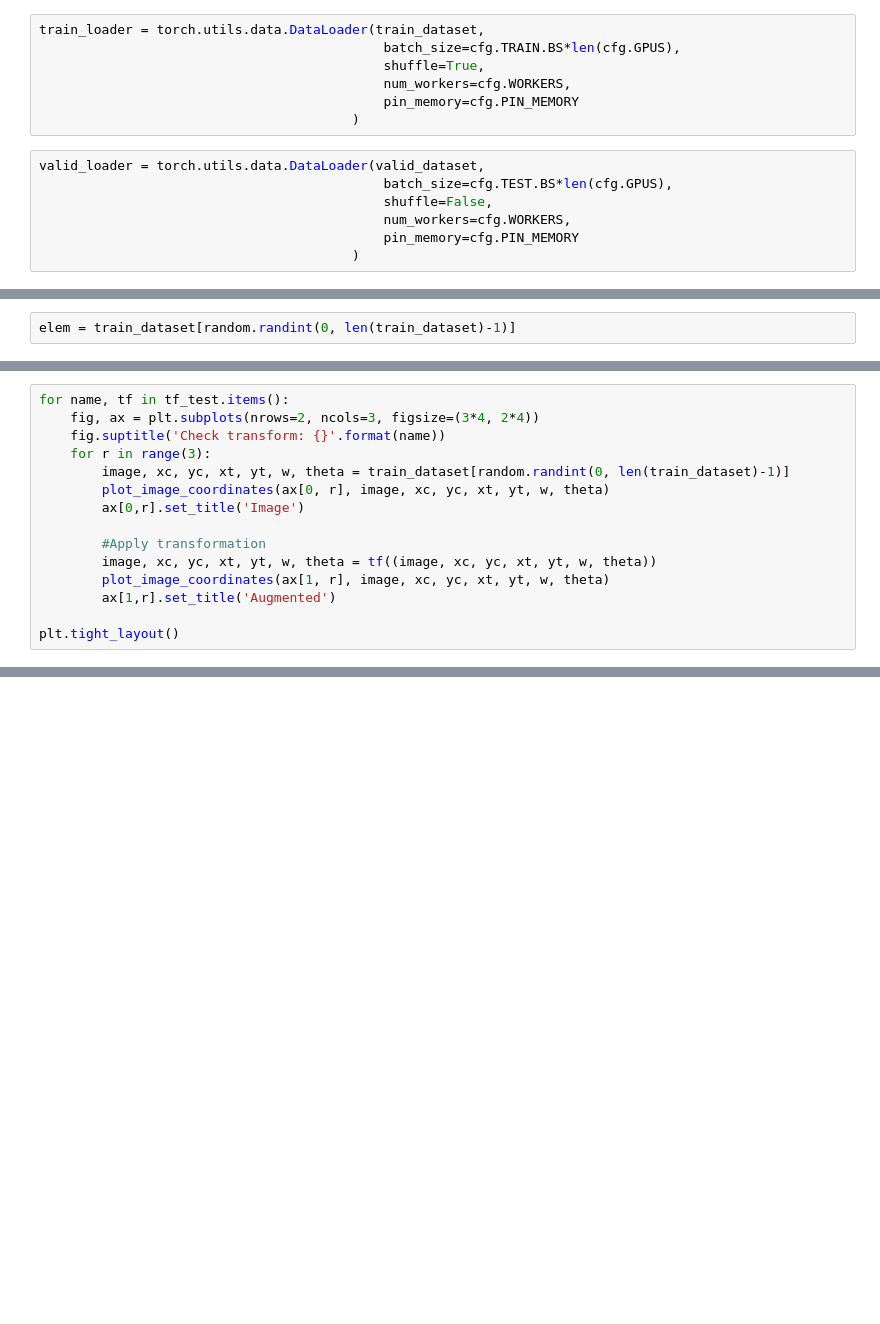
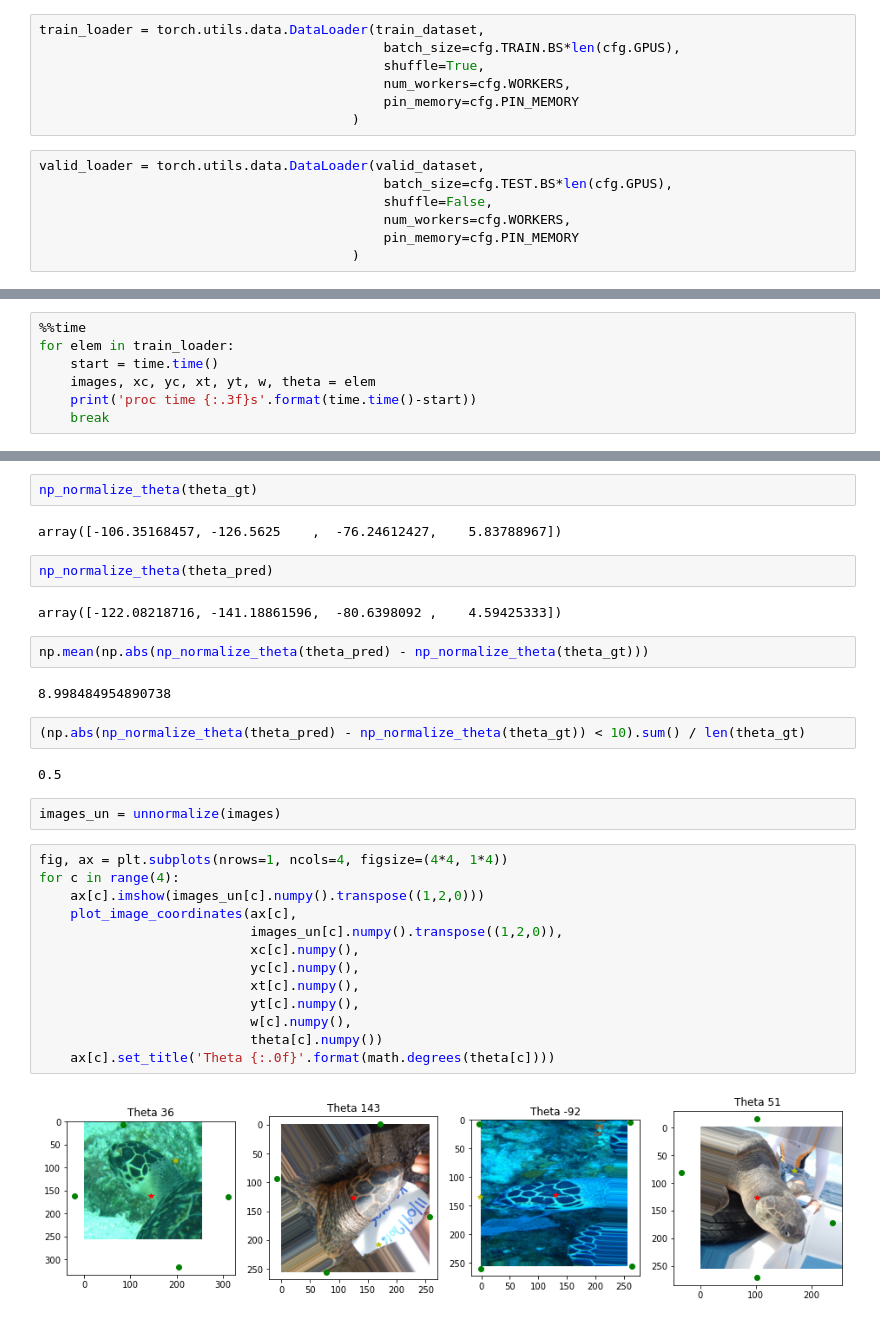
Before and after one commit to WildMeOrg/wbia-plugin-orientation, a Jupyter notebook: Sandbox.ipynb, the cells around one changed output, grey strips where cells are left out. Cells and saved outputs as stored; diff of their text form; blank space fills up the shorter version.

```diff
--- a/Sandbox.ipynb
+++ b/Sandbox.ipynb
@@ -63,2 +155,0 @@ train_dataset[0][0].shape, train_dataset[0][1:]
-# %%
-elem = train_dataset[random.randint(0, len(train_dataset)-1)]
@@ -153,15 +155,0 @@ tf_test = {'Horizontal flip': RandomHorizontalFlip(p=1.),
-# %%
-for name, tf in tf_test.items():
-    fig, ax = plt.subplots(nrows=2, ncols=3, figsize=(3*4, 2*4))
-    fig.suptitle('Check transform: {}'.format(name))
-    for r in range(3):
-        image, xc, yc, xt, yt, w, theta = train_dataset[random.randint(0, len(train_dataset)-1)]
-        plot_image_coordinates(ax[0, r], image, xc, yc, xt, yt, w, theta)
-        ax[0,r].set_title('Image')
-
-        #Apply transformation
-        image, xc, yc, xt, yt, w, theta = tf((image, xc, yc, xt, yt, w, theta))
-        plot_image_coordinates(ax[1, r], image, xc, yc, xt, yt, w, theta)
-        ax[1,r].set_title('Augmented')
-
-plt.tight_layout()
@@ -172,0 +158,7 @@ plt.tight_layout()
+# %%
+%%time
+for elem in train_loader:
+    start = time.time()
+    images, xc, yc, xt, yt, w, theta = elem
+    print('proc time {:.3f}s'.format(time.time()-start))
+    break
@@ -172,0 +202,33 @@ plt.tight_layout()
+# %%
+np_normalize_theta(theta_gt)
+# %% [output]
+array([-106.35168457, -126.5625    ,  -76.24612427,    5.83788967])
+# %%
+np_normalize_theta(theta_pred)
+# %% [output]
+array([-122.08218716, -141.18861596,  -80.6398092 ,    4.59425333])
+# %%
+np.mean(np.abs(np_normalize_theta(theta_pred) - np_normalize_theta(theta_gt)))
+# %% [output]
+8.998484954890738
+# %%
+(np.abs(np_normalize_theta(theta_pred) - np_normalize_theta(theta_gt)) < 10).sum() / len(theta_gt)
+# %% [output]
+0.5
+# %%
+images_un = unnormalize(images)
+# %%
+fig, ax = plt.subplots(nrows=1, ncols=4, figsize=(4*4, 1*4))
+for c in range(4):
+    ax[c].imshow(images_un[c].numpy().transpose((1,2,0)))
+    plot_image_coordinates(ax[c],
+                           images_un[c].numpy().transpose((1,2,0)),
+                           xc[c].numpy(),
+                           yc[c].numpy(),
+                           xt[c].numpy(),
+                           yt[c].numpy(),
+                           w[c].numpy(),
+                           theta[c].numpy())
+    ax[c].set_title('Theta {:.0f}'.format(math.degrees(theta[c])))
+# %% [output]
+[figure, added]
```
Also changed, not shown: parts of 48 cells of this notebook, 15 other files.
